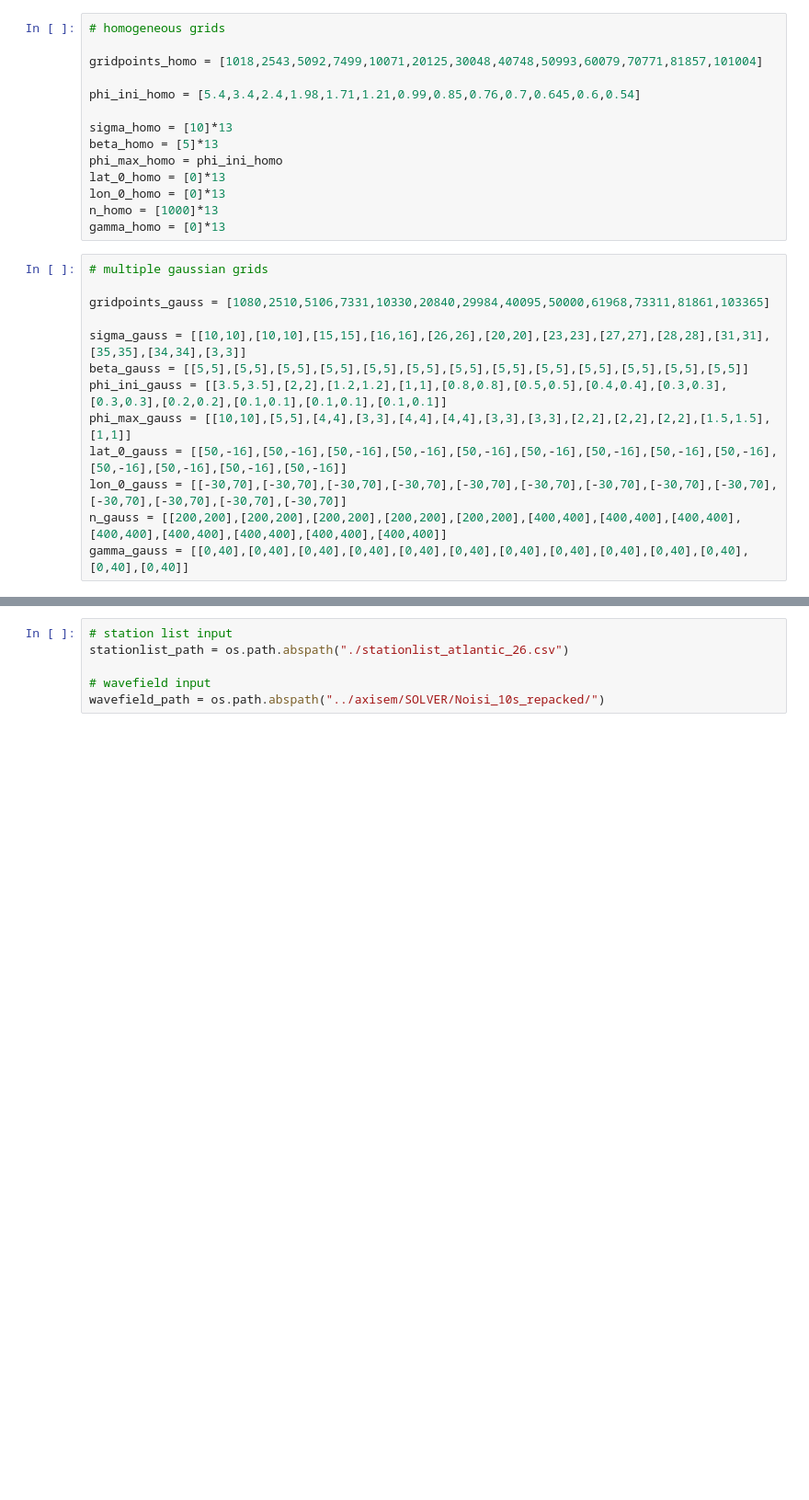
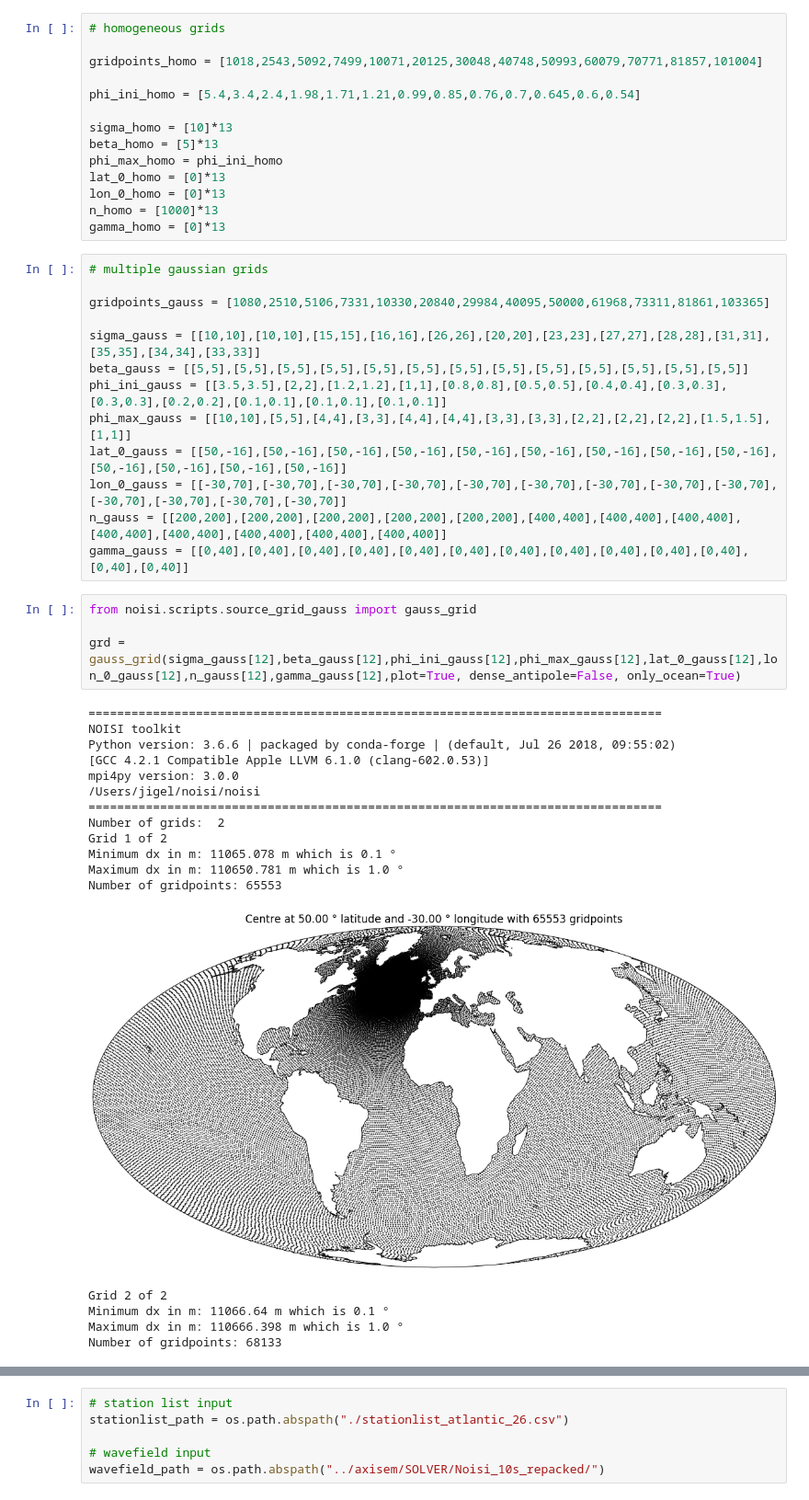
Before and after one commit to jigel/noisi, a Jupyter notebook: BENCHMARK.ipynb, the cells around one changed output, grey strips where cells are left out. Shown at 92% size. Drawn from its saved outputs; the diff is of its cells as text; blank space fills up the shorter version.

```diff
--- a/BENCHMARK.ipynb
+++ b/BENCHMARK.ipynb
@@ -60,7 +60,7 @@ gamma_homo = [0]*13
 
 gridpoints_gauss = [1080,2510,5106,7331,10330,20840,29984,40095,50000,61968,73311,81861,103365]
 
-sigma_gauss = [[10,10],[10,10],[15,15],[16,16],[26,26],[20,20],[23,23],[27,27],[28,28],[31,31],[35,35],[34,34],[3,3]]
+sigma_gauss = [[10,10],[10,10],[15,15],[16,16],[26,26],[20,20],[23,23],[27,27],[28,28],[31,31],[35,35],[34,34],[33,33]]
 beta_gauss = [[5,5],[5,5],[5,5],[5,5],[5,5],[5,5],[5,5],[5,5],[5,5],[5,5],[5,5],[5,5],[5,5]]
 phi_ini_gauss = [[3.5,3.5],[2,2],[1.2,1.2],[1,1],[0.8,0.8],[0.5,0.5],[0.4,0.4],[0.3,0.3],[0.3,0.3],[0.2,0.2],[0.1,0.1],[0.1,0.1],[0.1,0.1]]
 phi_max_gauss = [[10,10],[5,5],[4,4],[3,3],[4,4],[4,4],[3,3],[3,3],[2,2],[2,2],[2,2],[1.5,1.5],[1,1]]
@@ -68,3 +68,25 @@ lat_0_gauss = [[50,-16],[50,-16],[50,-16],[50,-16],[50,-16],[50,-16],[50,-16],[5
 lon_0_gauss = [[-30,70],[-30,70],[-30,70],[-30,70],[-30,70],[-30,70],[-30,70],[-30,70],[-30,70],[-30,70],[-30,70],[-30,70],[-30,70]]
 n_gauss = [[200,200],[200,200],[200,200],[200,200],[200,200],[400,400],[400,400],[400,400],[400,400],[400,400],[400,400],[400,400],[400,400]]
 gamma_gauss = [[0,40],[0,40],[0,40],[0,40],[0,40],[0,40],[0,40],[0,40],[0,40],[0,40],[0,40],[0,40],[0,40]]
+# %%
+from noisi.scripts.source_grid_gauss import gauss_grid
+
+grd = gauss_grid(sigma_gauss[12],beta_gauss[12],phi_ini_gauss[12],phi_max_gauss[12],lat_0_gauss[12],lon_0_gauss[12],n_gauss[12],gamma_gauss[12],plot=True, dense_antipole=False, only_ocean=True)
+# %% [output]
+================================================================================
+NOISI toolkit
+Python version: 3.6.6 | packaged by conda-forge | (default, Jul 26 2018, 09:55:02)
+[GCC 4.2.1 Compatible Apple LLVM 6.1.0 (clang-602.0.53)]
+mpi4py version: 3.0.0
+/Users/jigel/noisi/noisi
+================================================================================
+Number of grids:  2
+Grid 1 of 2
+Minimum dx in m: 11065.078 m which is 0.1 °
+Maximum dx in m: 110650.781 m which is 1.0 °
+Number of gridpoints: 65553
+[figure, added]
+Grid 2 of 2
+Minimum dx in m: 11066.64 m which is 0.1 °
+Maximum dx in m: 110666.398 m which is 1.0 °
+Number of gridpoints: 68133
```
Also changed, not shown: parts of 4 cells of this notebook, 8 other files.
